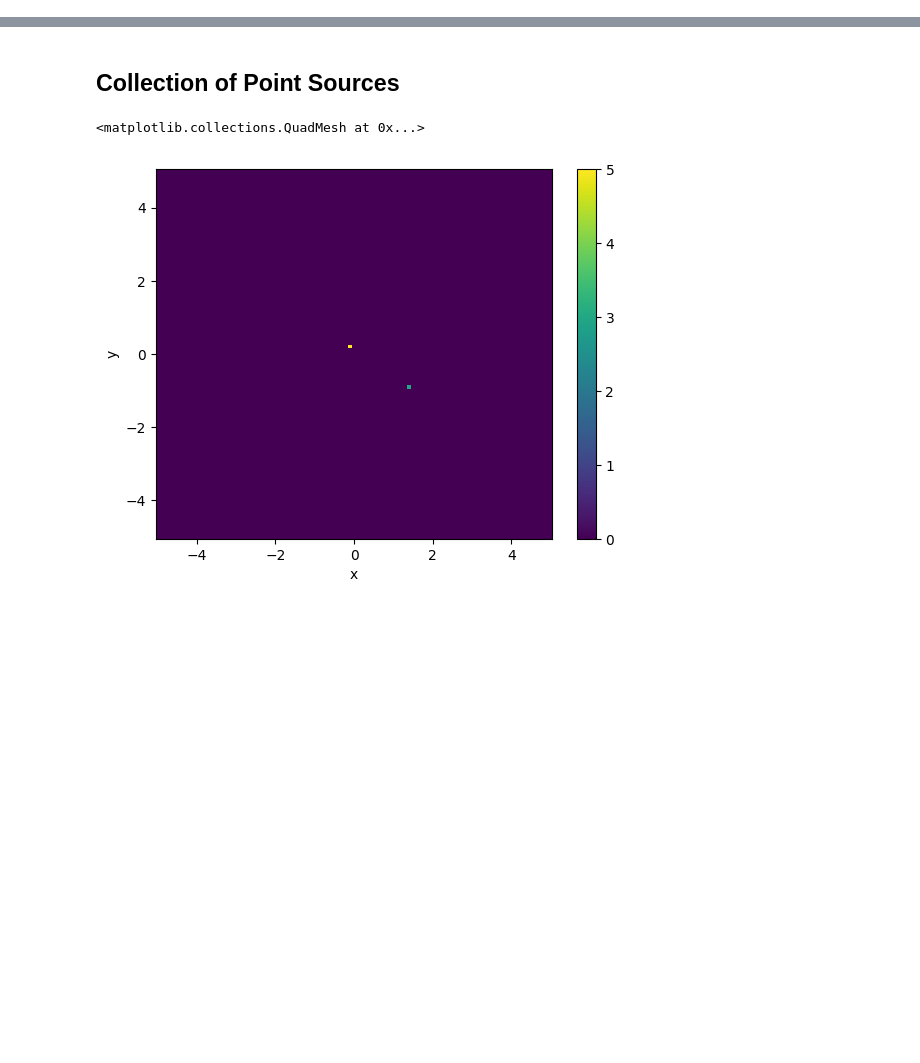
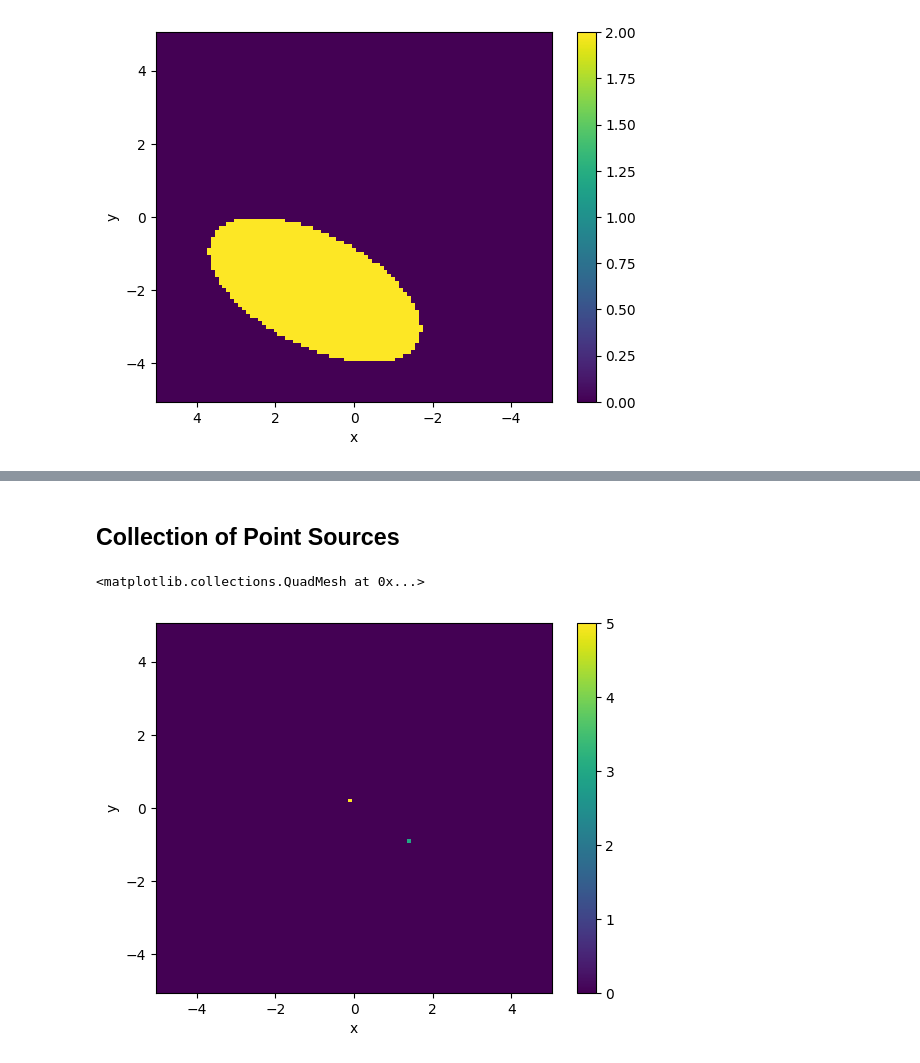
Before and after one commit to casangi/astroviper, a Jupyter notebook: docs/component_models.ipynb, the cells around one changed output, grey strips where cells are left out. Saved outputs shown, nothing was run; the diff lists cells and outputs as text; code cells hidden in the pictures; blank space fills up the shorter version.

```diff
--- a/docs/component_models.ipynb
+++ b/docs/component_models.ipynb
@@ -89,0 +85,9 @@ plot_correct_orientation(disk_flipped_math, "x", "y")
+# %%
+disk_flipped_normal_math = make_disk(
+    base_flipped, a=3.0, b=1.5, theta=np.deg2rad(30),
+    x0=1.0, y0=-2.0, height=2.0, angle="math"
+)
+qm = disk_flipped_normal_math.plot()
+qm.axes.invert_xaxis()
+# %% [output]
+[figure, added]
```
Also changed, not shown: parts of 23 cells of this notebook.
